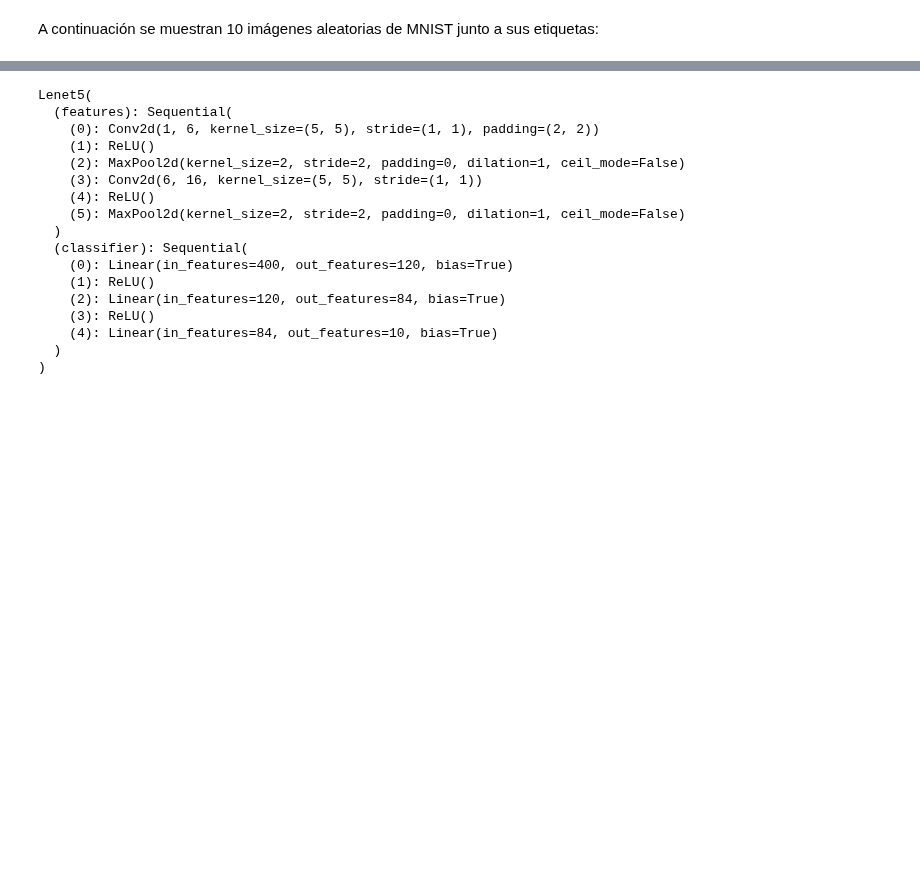
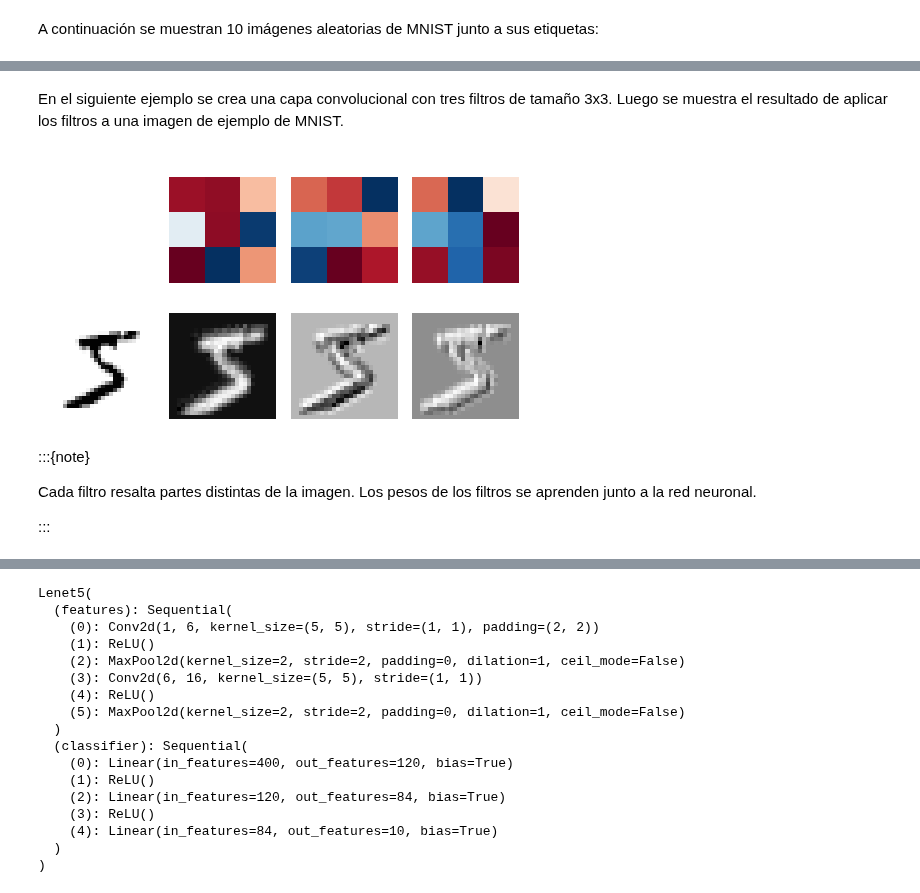
Before and after one commit to phuijse/MachineLearningBook, a Jupyter notebook: contents/neural_networks/cnn.ipynb, the cells around one changed output, grey strips where cells are left out. Cells and saved outputs as stored; diff of their text form; code cells hidden in the pictures; blank space fills up the shorter version.

```diff
--- a/contents/neural_networks/cnn.ipynb
+++ b/contents/neural_networks/cnn.ipynb
@@ -133,0 +82,30 @@ valid_loader = tdata.DataLoader(mnist_valid, shuffle=False, batch_size=256)
+# %% [markdown]
+En el siguiente ejemplo se crea una capa convolucional con tres filtros de tamaño 3x3. Luego se muestra el resultado de aplicar los filtros a una imagen de ejemplo de MNIST.
+# %%
+import torch.nn as nn
+
+conv_layer = nn.Conv2d(in_channels=1, out_channels=3, kernel_size=3)
+
+example_image = mnist_train_data[0][0]
+result = conv_layer(example_image)
+example_image.shape, result.shape
+
+fig, ax = plt.subplots(2, 4, figsize=(5, 3), tight_layout=True)
+ax[1, 0].matshow(example_image[0], cmap=plt.cm.Greys)
+ax[0, 0].axis('off')
+ax[1, 0].axis('off')
+for ax_, conv_filter in zip(ax[0, 1:], conv_layer.weight.detach().numpy()):
+    ax_.matshow(conv_filter[0], cmap=plt.cm.RdBu)
+    ax_.axis('off')
+
+for ax_, filtered_image in zip(ax[1, 1:], result.detach().numpy()):
+    ax_.matshow(filtered_image, cmap=plt.cm.Greys)
+    ax_.axis('off')
+# %% [output]
+[figure, added]
+# %% [markdown]
+:::{note}
+
+Cada filtro resalta partes distintas de la imagen. Los pesos de los filtros se aprenden junto a la red neuronal.
+
+:::
```
Also changed, not shown: parts of 29 cells of this notebook, 4 other files.
